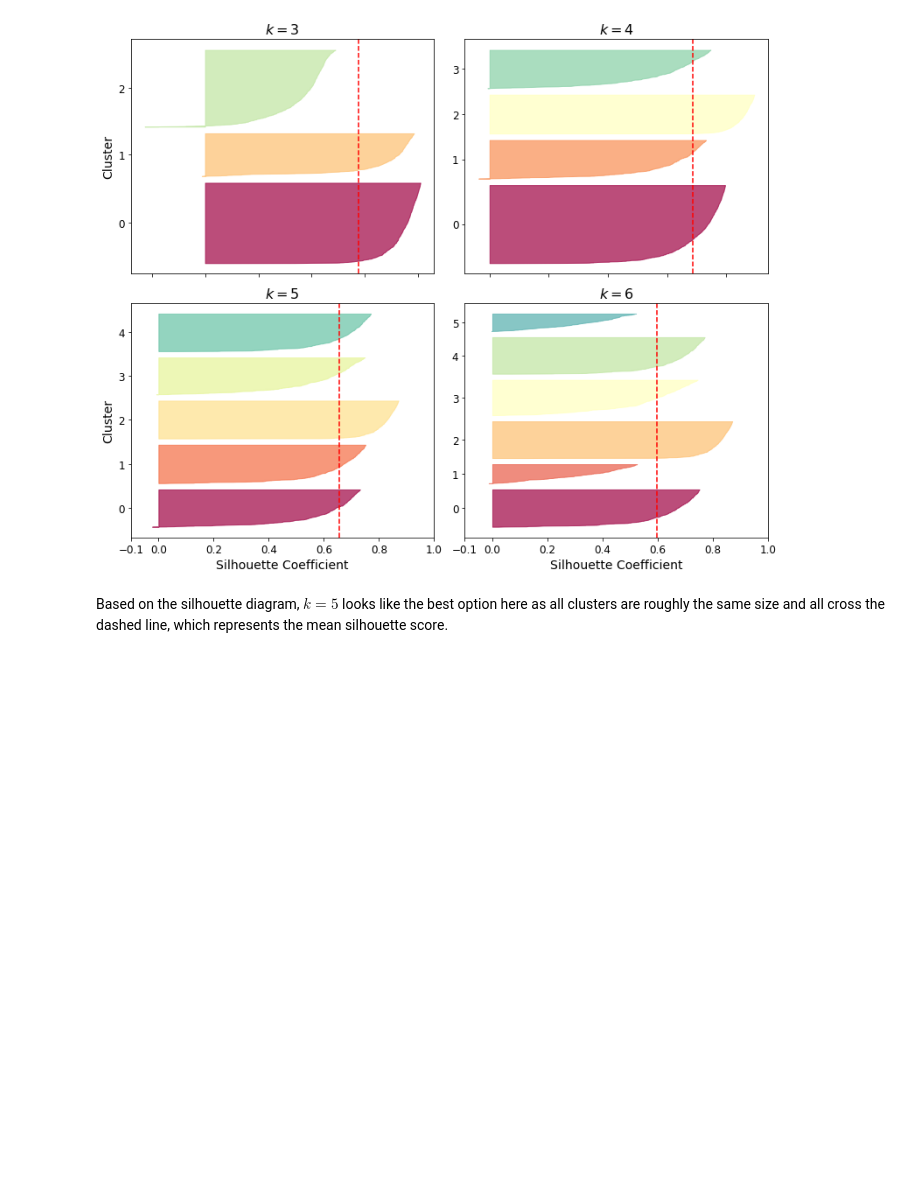
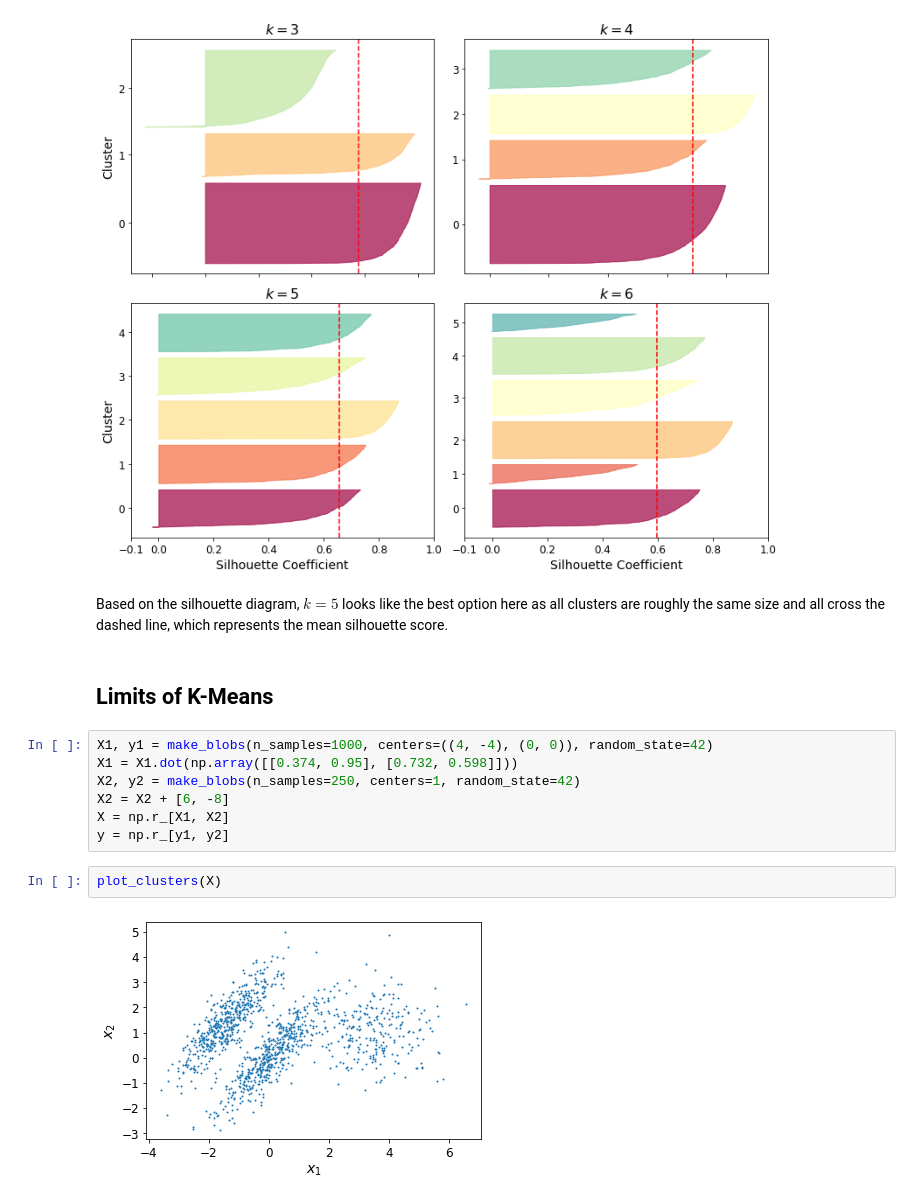
Before and after one commit to marts-dev/handsOnML, a Jupyter notebook: UnsupervisedLearningPractice.ipynb, the cells around one changed output. Drawn from its saved outputs; the diff is of its cells as text; blank space fills up the shorter version.

```diff
--- a/UnsupervisedLearningPractice.ipynb
+++ b/UnsupervisedLearningPractice.ipynb
@@ -703,3 +703,16 @@ Saving figure silhouette_analysis_plot
 [figure]
 # %% [markdown]
 Based on the silhouette diagram, $k = 5$ looks like the best option here as all clusters are roughly the same size and all cross the dashed line, which represents the mean silhouette score.
+# %% [markdown]
+## Limits of K-Means
+# %%
+X1, y1 = make_blobs(n_samples=1000, centers=((4, -4), (0, 0)), random_state=42)
+X1 = X1.dot(np.array([[0.374, 0.95], [0.732, 0.598]]))
+X2, y2 = make_blobs(n_samples=250, centers=1, random_state=42)
+X2 = X2 + [6, -8]
+X = np.r_[X1, X2]
+y = np.r_[y1, y2]
+# %%
+plot_clusters(X)
+# %% [output]
+[figure, added]
```
Also changed, not shown: parts of 37 cells of this notebook.
